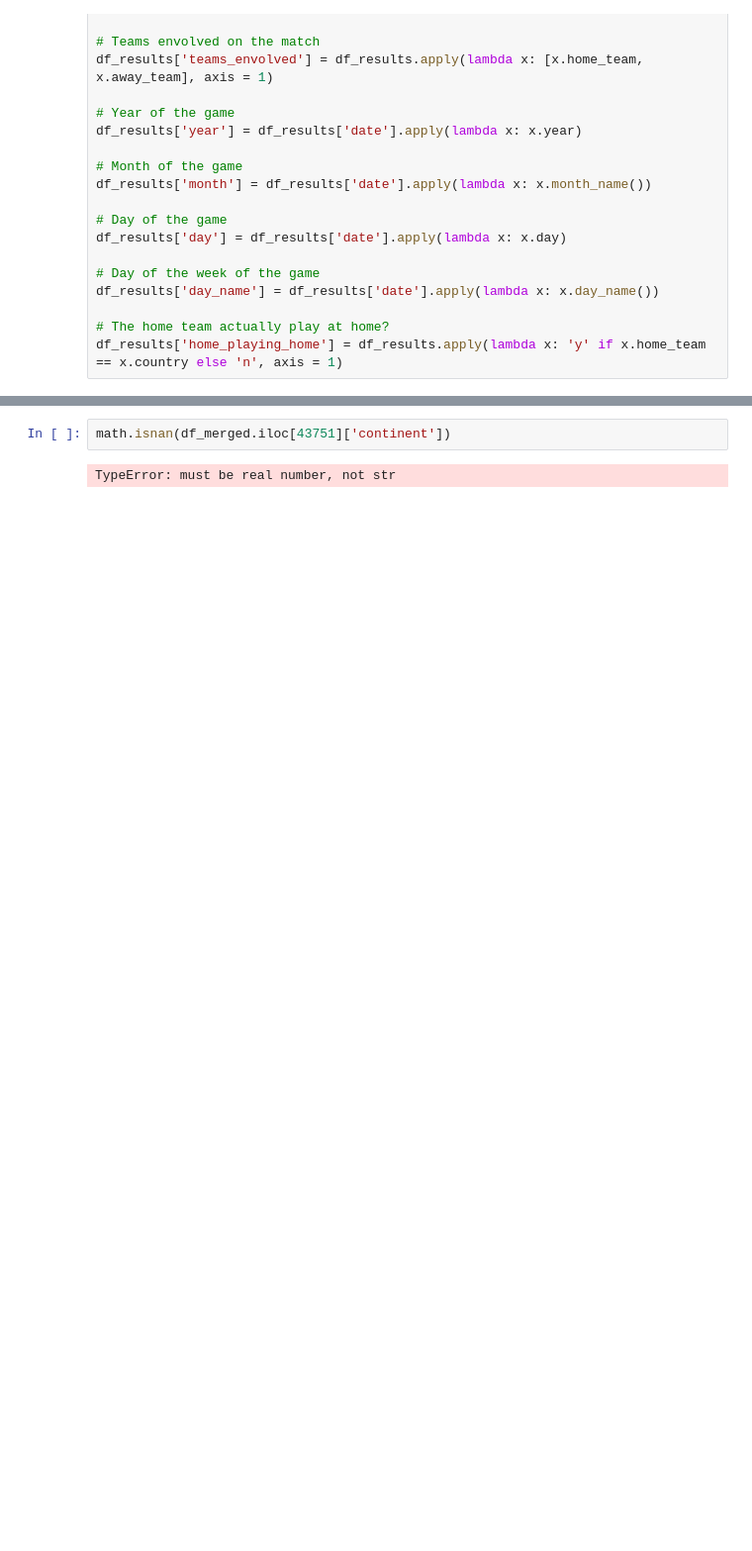
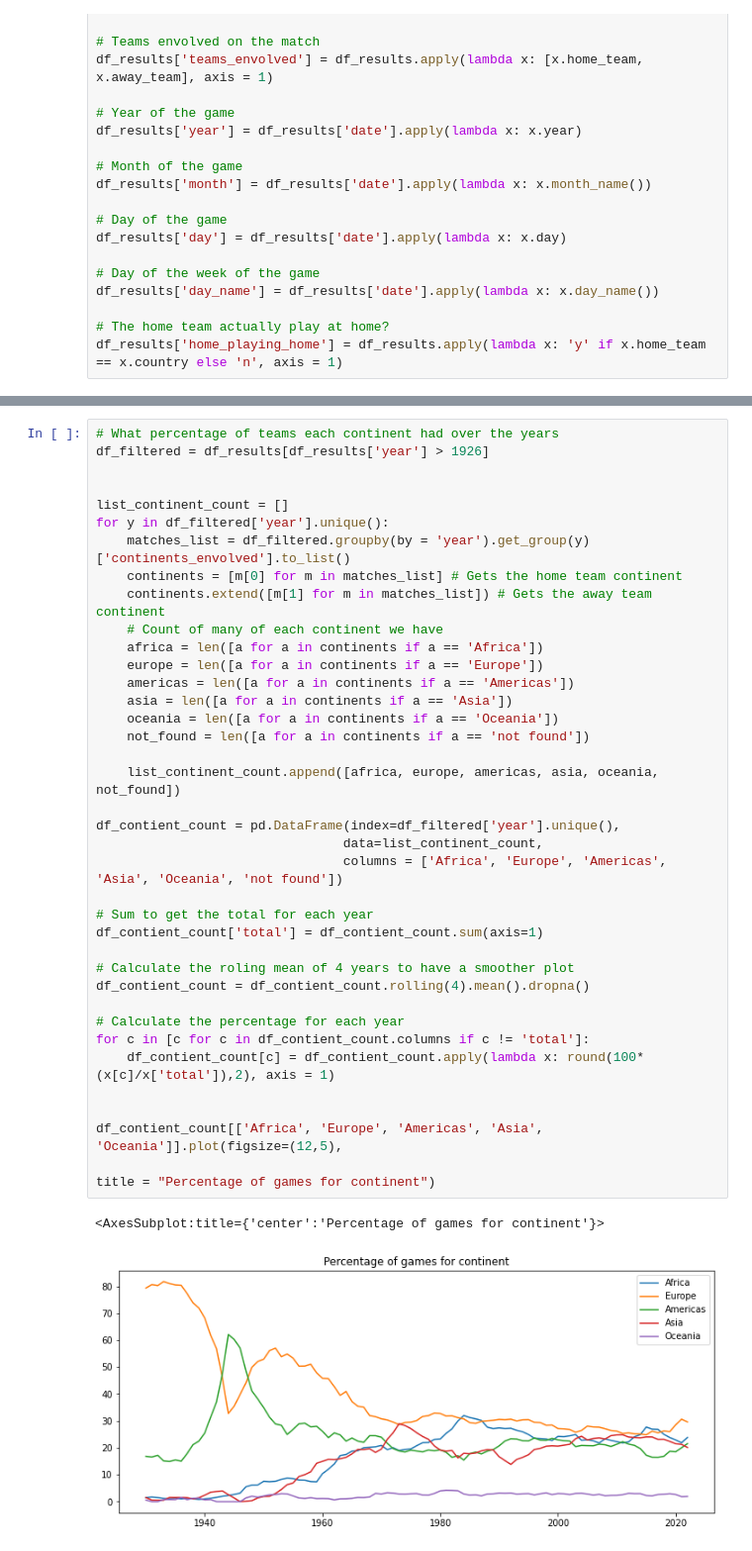
Before and after one commit to samuelca/international-football-results, a Jupyter notebook: exploratory-analysis.ipynb, the cells around one changed output, grey strips where cells are left out. Shown: that part at 99% size. Saved outputs shown, nothing was run; the diff lists cells and outputs as text; blank space fills up the shorter version.

```diff
--- a/exploratory-analysis.ipynb
+++ b/exploratory-analysis.ipynb
@@ -194,5 +207,41 @@ df_merged.groupby(by = 'year').count()['teams_envolved']
 # %%
-math.isnan(df_merged.iloc[43751]['continent'])
+# What percentage of teams each continent had over the years
+df_filtered = df_results[df_results['year'] > 1926]
+
+
+list_continent_count = []
+for y in df_filtered['year'].unique():
+    matches_list = df_filtered.groupby(by = 'year').get_group(y)['continents_envolved'].to_list()
+    continents = [m[0] for m in matches_list] # Gets the home team continent
+    continents.extend([m[1] for m in matches_list]) # Gets the away team continent
+    # Count of many of each continent we have
+    africa = len([a for a in continents if a == 'Africa'])
+    europe = len([a for a in continents if a == 'Europe'])
+    americas = len([a for a in continents if a == 'Americas'])
+    asia = len([a for a in continents if a == 'Asia'])
+    oceania = len([a for a in continents if a == 'Oceania'])
+    not_found = len([a for a in continents if a == 'not found'])
+
+    list_continent_count.append([africa, europe, americas, asia, oceania, not_found])
+
+df_contient_count = pd.DataFrame(index=df_filtered['year'].unique(),
+                                data=list_continent_count,
+                                columns = ['Africa', 'Europe', 'Americas', 'Asia', 'Oceania', 'not found'])
+
+# Sum to get the total for each year
+df_contient_count['total'] = df_contient_count.sum(axis=1)
+
+# Calculate the roling mean of 4 years to have a smoother plot
+df_contient_count = df_contient_count.rolling(4).mean().dropna()
+
+# Calculate the percentage for each year
+for c in [c for c in df_contient_count.columns if c != 'total']:
+    df_contient_count[c] = df_contient_count.apply(lambda x: round(100*(x[c]/x['total']),2), axis = 1)
+
+
+df_contient_count[['Africa', 'Europe', 'Americas', 'Asia', 'Oceania']].plot(figsize=(12,5),
+                                                                            title = "Percentage of games for continent")
 # %% [output]
-TypeError: must be real number, not str
+<AxesSubplot:title={'center':'Percentage of games for continent'}>
+[figure, added]
 # %%
```
Also changed, not shown: parts of 7 cells of this notebook.
